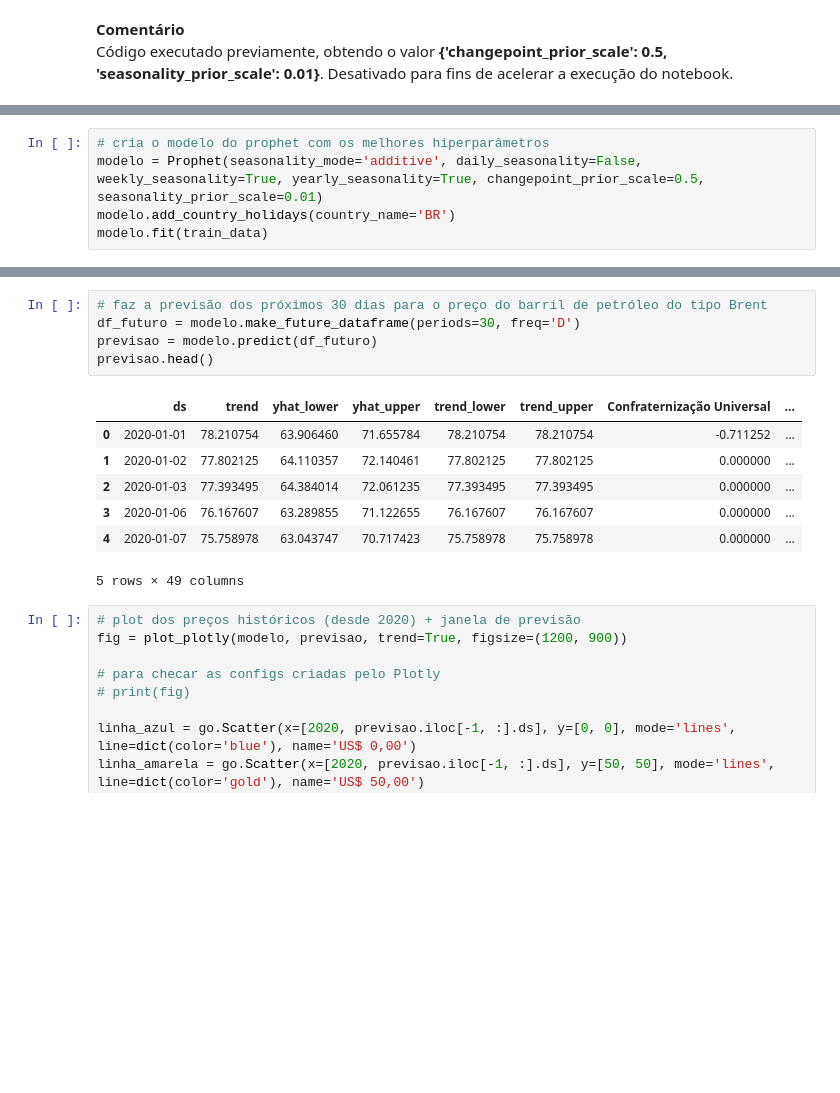
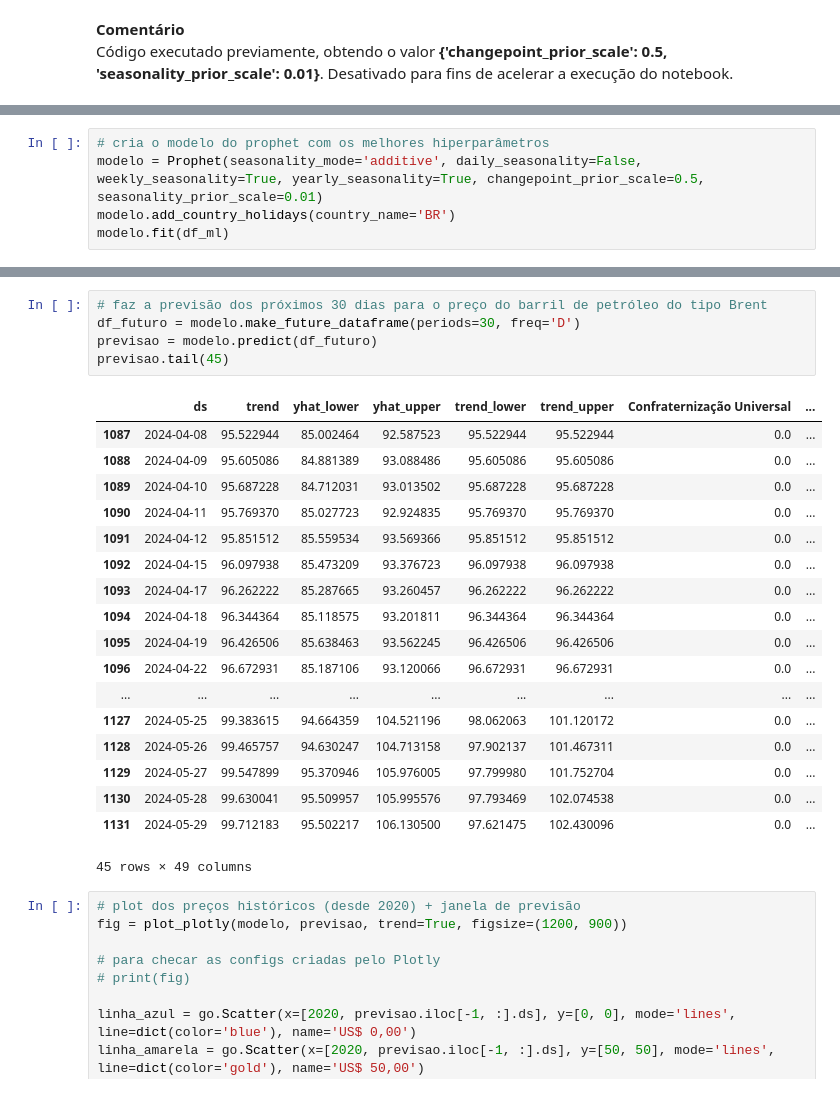
Before and after one commit to dhachcar/postech-tech-challenge-4, a Jupyter notebook: TechChallenge_4.ipynb, the cells around one changed output, grey strips where cells are left out. Cells and saved outputs as stored; diff of their text form; blank space fills up the shorter version.

```diff
--- a/TechChallenge_4.ipynb
+++ b/TechChallenge_4.ipynb
@@ -348,5 +358,5 @@ Código executado previamente, obtendo o valor **{'changepoint_prior_scale': 0.5
 # cria o modelo do prophet com os melhores hiperparâmetros
 modelo = Prophet(seasonality_mode='additive', daily_seasonality=False, weekly_seasonality=True, yearly_seasonality=True, changepoint_prior_scale=0.5, seasonality_prior_scale=0.01)
 modelo.add_country_holidays(country_name='BR')
-modelo.fit(train_data)
+modelo.fit(df_ml)
 # %% [output]
@@ -363,16 +373,27 @@ INFO:cmdstanpy:Chain [1] done processing
 # %%
 # faz a previsão dos próximos 30 dias para o preço do barril de petróleo do tipo Brent
 df_futuro = modelo.make_future_dataframe(periods=30, freq='D')
 previsao = modelo.predict(df_futuro)
-previsao.head()
+previsao.tail(45)
 # %% [output]
 |  | ds | trend | yhat_lower | yhat_upper | trend_lower | trend_upper | Confraternização Universal | ... |
-| 0 | 2020-01-01 | 78.210754 | 63.906460 | 71.655784 | 78.210754 | 78.210754 | -0.711252 | ... |
-| 1 | 2020-01-02 | 77.802125 | 64.110357 | 72.140461 | 77.802125 | 77.802125 | 0.000000 | ... |
-| 2 | 2020-01-03 | 77.393495 | 64.384014 | 72.061235 | 77.393495 | 77.393495 | 0.000000 | ... |
-| 3 | 2020-01-06 | 76.167607 | 63.289855 | 71.122655 | 76.167607 | 76.167607 | 0.000000 | ... |
-| 4 | 2020-01-07 | 75.758978 | 63.043747 | 70.717423 | 75.758978 | 75.758978 | 0.000000 | ... |
+| 1087 | 2024-04-08 | 95.522944 | 85.002464 | 92.587523 | 95.522944 | 95.522944 | 0.0 | ... |
+| 1088 | 2024-04-09 | 95.605086 | 84.881389 | 93.088486 | 95.605086 | 95.605086 | 0.0 | ... |
+| 1089 | 2024-04-10 | 95.687228 | 84.712031 | 93.013502 | 95.687228 | 95.687228 | 0.0 | ... |
+| 1090 | 2024-04-11 | 95.769370 | 85.027723 | 92.924835 | 95.769370 | 95.769370 | 0.0 | ... |
+| 1091 | 2024-04-12 | 95.851512 | 85.559534 | 93.569366 | 95.851512 | 95.851512 | 0.0 | ... |
+| 1092 | 2024-04-15 | 96.097938 | 85.473209 | 93.376723 | 96.097938 | 96.097938 | 0.0 | ... |
+| 1093 | 2024-04-17 | 96.262222 | 85.287665 | 93.260457 | 96.262222 | 96.262222 | 0.0 | ... |
+| 1094 | 2024-04-18 | 96.344364 | 85.118575 | 93.201811 | 96.344364 | 96.344364 | 0.0 | ... |
+| 1095 | 2024-04-19 | 96.426506 | 85.638463 | 93.562245 | 96.426506 | 96.426506 | 0.0 | ... |
+| 1096 | 2024-04-22 | 96.672931 | 85.187106 | 93.120066 | 96.672931 | 96.672931 | 0.0 | ... |
+| ... | ... | ... | ... | ... | ... | ... | ... | ... |
+| 1127 | 2024-05-25 | 99.383615 | 94.664359 | 104.521196 | 98.062063 | 101.120172 | 0.0 | ... |
+| 1128 | 2024-05-26 | 99.465757 | 94.630247 | 104.713158 | 97.902137 | 101.467311 | 0.0 | ... |
+| 1129 | 2024-05-27 | 99.547899 | 95.370946 | 105.976005 | 97.799980 | 101.752704 | 0.0 | ... |
+| 1130 | 2024-05-28 | 99.630041 | 95.509957 | 105.995576 | 97.793469 | 102.074538 | 0.0 | ... |
+| 1131 | 2024-05-29 | 99.712183 | 95.502217 | 106.130500 | 97.621475 | 102.430096 | 0.0 | ... |
-5 rows × 49 columns
+45 rows × 49 columns
 # %%
 # plot dos preços históricos (desde 2020) + janela de previsão
 fig = plot_plotly(modelo, previsao, trend=True, figsize=(1200, 900))
```
Also changed, not shown: parts of 67 cells of this notebook, 1 other file.
